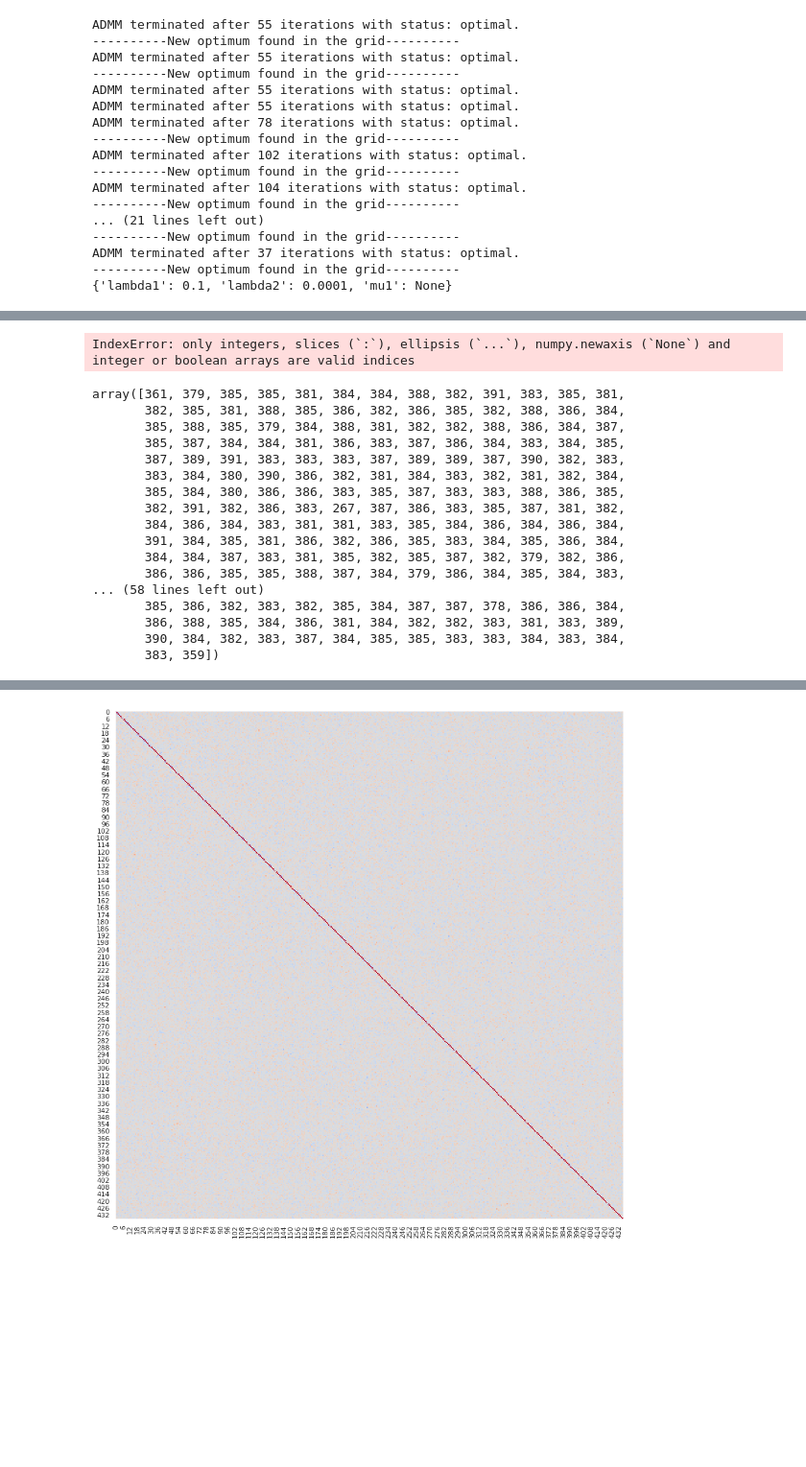
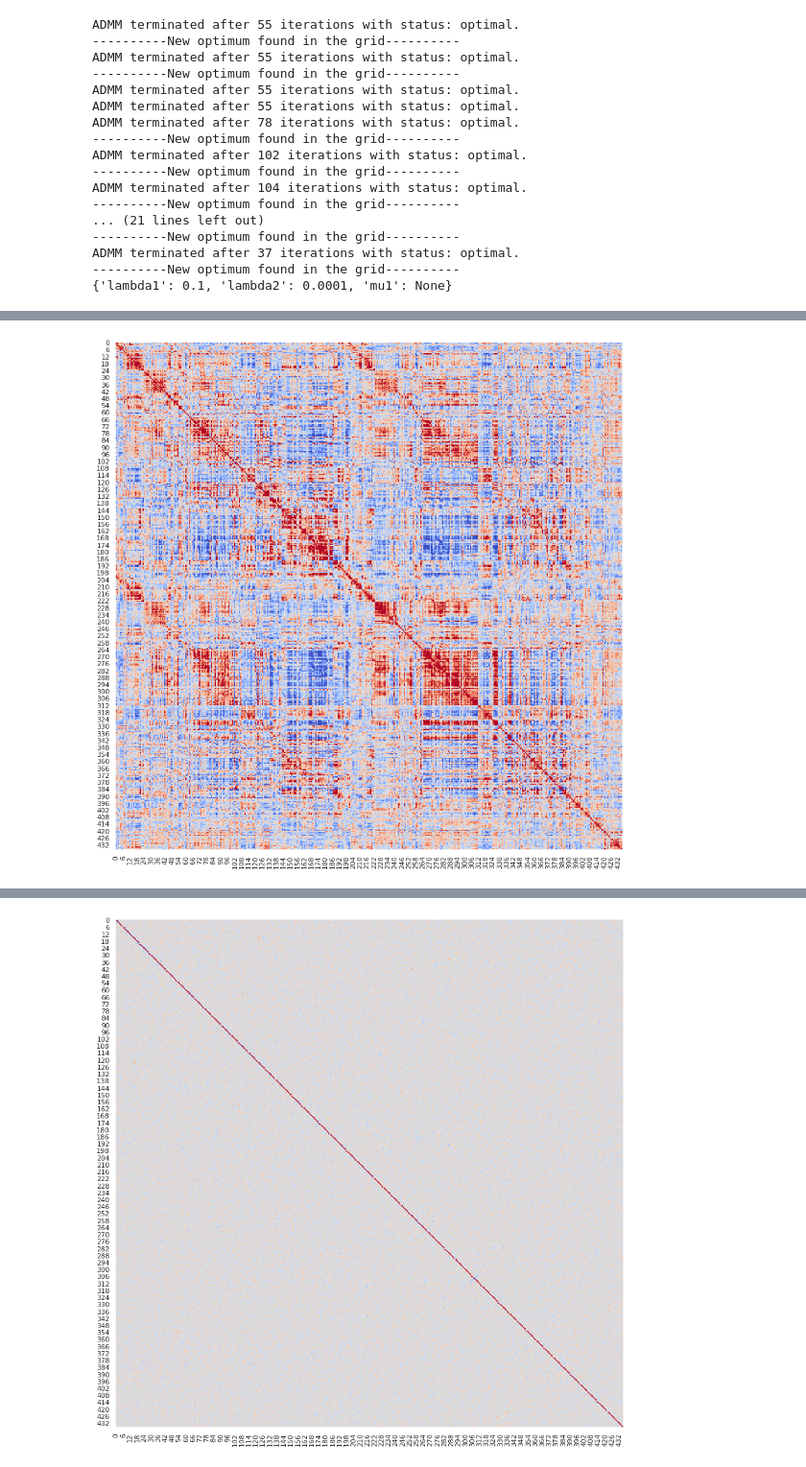
Before and after one commit to Vlasovets/brain_challenge, a Jupyter notebook: gglasso_notebook.ipynb, the cells around one changed output, grey strips where cells are left out. Shown at 96% size. Saved outputs shown, nothing was run; the diff lists cells and outputs as text; code cells hidden in the pictures; blank space fills up the shorter version.

```diff
--- a/gglasso_notebook.ipynb
+++ b/gglasso_notebook.ipynb
@@ -179,0 +232,28 @@ The resulting matrix is not positive definite which violates GGLasso constraint.
+# %%
+# (436,436) identity matrix
+I = np.eye(C.shape[1])
+
+tol_up = 10e-6
+tol_low = 10e-14
+
+corr_mod = []
+
+# 951 matrices
+for i in range(0, C.shape[0]):
+    matrix = C[i]
+
+    eigenvalues = eigh(matrix, eigvals_only=True)
+    min_positive = np.select(eigenvalues >= 0, eigenvalues)
+
+    if min_positive > tol_up:
+        min_positive = tol_up
+    elif min_positive < tol_low:
+        min_positive = tol_low
+
+    matrix = matrix + I*min_positive
+
+    try:
+        np.linalg.cholesky(matrix)
+        corr_mod.append(matrix)
+    except:
+        print("Some matrices are not SPD")
@@ -276,30 +341,12 @@ sol
 # X_list = open('X.pkl', 'wb')
 # pickle.dump(sol["X"], X_list)
 # X_list.close()
-# %%
-sol["Theta"].shape
-# %% [output]
-IndexError: only integers, slices (`:`), ellipsis (`...`), numpy.newaxis (`None`) and integer or boolean arrays are valid indices
 # %%
-matrix_rank(sol["L"])
+# matrix_rank(sol["L"])
-# %% [output]
-array([361, 379, 385, 385, 381, 384, 384, 388, 382, 391, 383, 385, 381,
-       382, 385, 381, 388, 385, 386, 382, 386, 385, 382, 388, 386, 384,
-       385, 388, 385, 379, 384, 388, 381, 382, 382, 388, 386, 384, 387,
-       385, 387, 384, 384, 381, 386, 383, 387, 386, 384, 383, 384, 385,
-       387, 389, 391, 383, 383, 383, 387, 389, 389, 387, 390, 382, 383,
-       383, 384, 380, 390, 386, 382, 381, 384, 383, 382, 381, 382, 384,
-       385, 384, 380, 386, 386, 383, 385, 387, 383, 383, 388, 386, 385,
-       382, 391, 382, 386, 383, 267, 387, 386, 383, 385, 387, 381, 382,
-       384, 386, 384, 383, 381, 381, 383, 385, 384, 386, 384, 386, 384,
-       391, 384, 385, 381, 386, 382, 386, 385, 383, 384, 385, 386, 384,
-       384, 384, 387, 383, 381, 385, 382, 385, 387, 382, 379, 382, 386,
-       386, 386, 385, 385, 388, 387, 384, 379, 386, 384, 385, 384, 383,
-... (58 lines left out)
-       385, 386, 382, 383, 382, 385, 384, 387, 387, 378, 386, 386, 384,
-       386, 388, 385, 384, 386, 381, 384, 382, 382, 383, 381, 383, 389,
-       390, 384, 382, 383, 387, 384, 385, 385, 383, 383, 384, 383, 384,
-       383, 359])
 # %%
 sns.set(rc={'figure.figsize':(15,15)})
+# %%
+ax = sns.heatmap(corr_mod[0,:], center=0, vmin = -0.5, vmax = 0.5, square = True, cbar = False, cmap = "coolwarm")
+# %% [output]
+[figure, added]
 # %%
```
Also changed, not shown: parts of 23 cells of this notebook.
